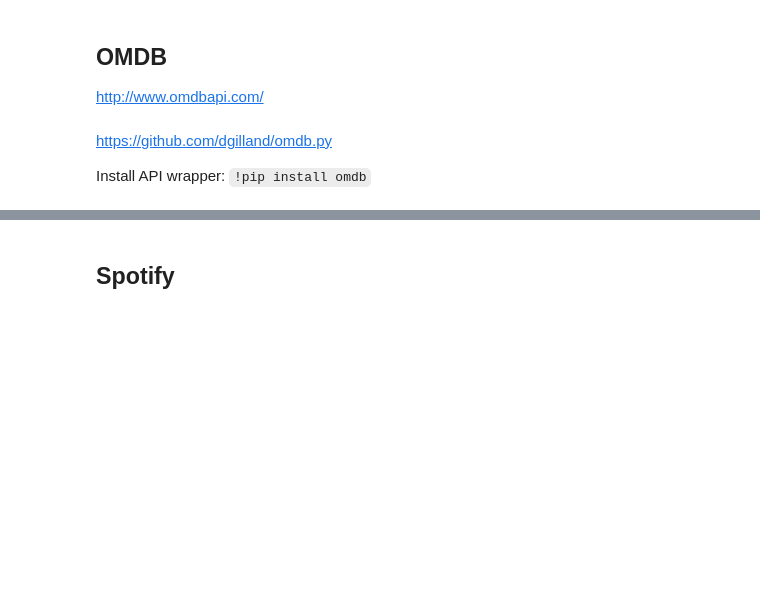
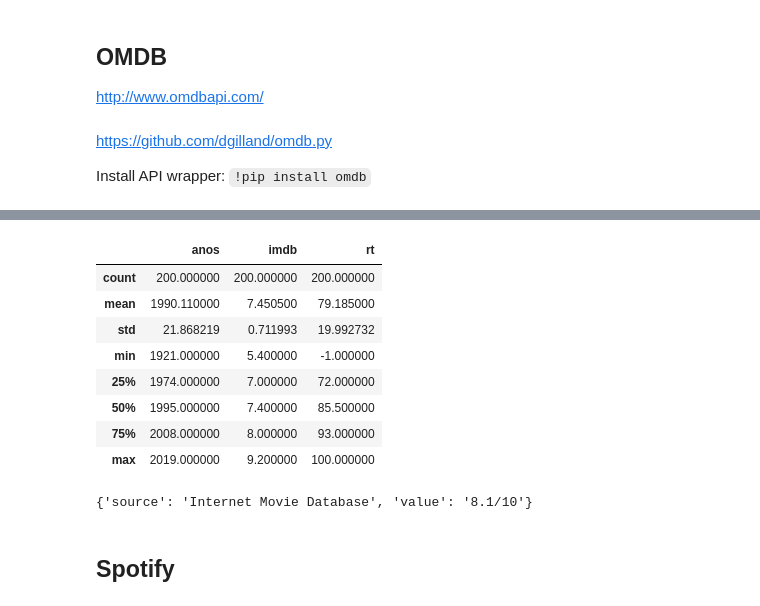
Before and after one commit to pedroteche-ih/64_PT_NOV202111, a Jupyter notebook: aulas/64 DA PT NOV-2021 Aula 20220120.ipynb, the cells around one changed output, grey strips where cells are left out. Drawn from its saved outputs; the diff is of its cells as text; code cells hidden in the pictures; blank space fills up the shorter version.

```diff
--- a/aulas/64 DA PT NOV-2021 Aula 20220120.ipynb
+++ b/aulas/64 DA PT NOV-2021 Aula 20220120.ipynb
@@ -54,4 +58,5 @@ Install API wrapper: `!pip install omdb`
 from omdb import OMDBClient
 # %%
 load_dotenv('credentials/key_omdb.env')
-client = OMDBClient(apikey=os.getenv('OMDB_KEY'))
+chave_ombdb = os.getenv('OMDB_KEY')
+client = OMDBClient(apikey=chave_ombdb)
@@ -84,6 +156,48 @@ results
 # - NOTA NO IMDB (FLOAT)
 # - NOTA NO ROTTEN TOMATOES (FLOAT)
 # - DURAÇÃO EM MINUTOS (INTEGER)
+import re
+nomes = []
+anos = []
+notas = []
+notas_rt = []
+durs = []
+for nome_filme in top_movies:
+    nome = nome_filme
+    resultado_api = client.title(nome_filme)
+    ano_de_lanc = int(resultado_api['year'])
+    nota_imdb = float(resultado_api['imdb_rating'])
+
+    nota_rt = -1
+    for rating in resultado_api['ratings']:
+        if rating['source'] == 'Rotten Tomatoes':
+            nota_rt = float(re.sub('%', '', rating['value']))
+
+    dur_filme = re.findall('[0-9]+', resultado_api['runtime'])[0]
+    nomes.append(nome)
+    anos.append(ano_de_lanc)
+    notas.append(nota_imdb)
+    notas_rt.append(nota_rt)
+    durs.append(dur_filme)
+
+df = pd.DataFrame({'nomes' : nomes, 'anos' : anos, 'imdb' : notas, 'rt' : notas_rt, 'duracao' : durs})
+# %%
+df.describe()
+# %% [output]
+|  | anos | imdb | rt |
+| count | 200.000000 | 200.000000 | 200.000000 |
+| mean | 1990.110000 | 7.450500 | 79.185000 |
+| std | 21.868219 | 0.711993 | 19.992732 |
+| min | 1921.000000 | 5.400000 | -1.000000 |
+| 25% | 1974.000000 | 7.000000 | 72.000000 |
+| 50% | 1995.000000 | 7.400000 | 85.500000 |
+| 75% | 2008.000000 | 8.000000 | 93.000000 |
+| max | 2019.000000 | 9.200000 | 100.000000 |
+# %%
+resultado_api = client.title(top_movies[0])
+resultado_api['ratings'][0]
+# %% [output]
+{'source': 'Internet Movie Database', 'value': '8.1/10'}
 # %% [markdown]
 ## Spotify
 # %% [markdown]
```
Also changed, not shown: parts of 46 cells of this notebook, 2 other files.
